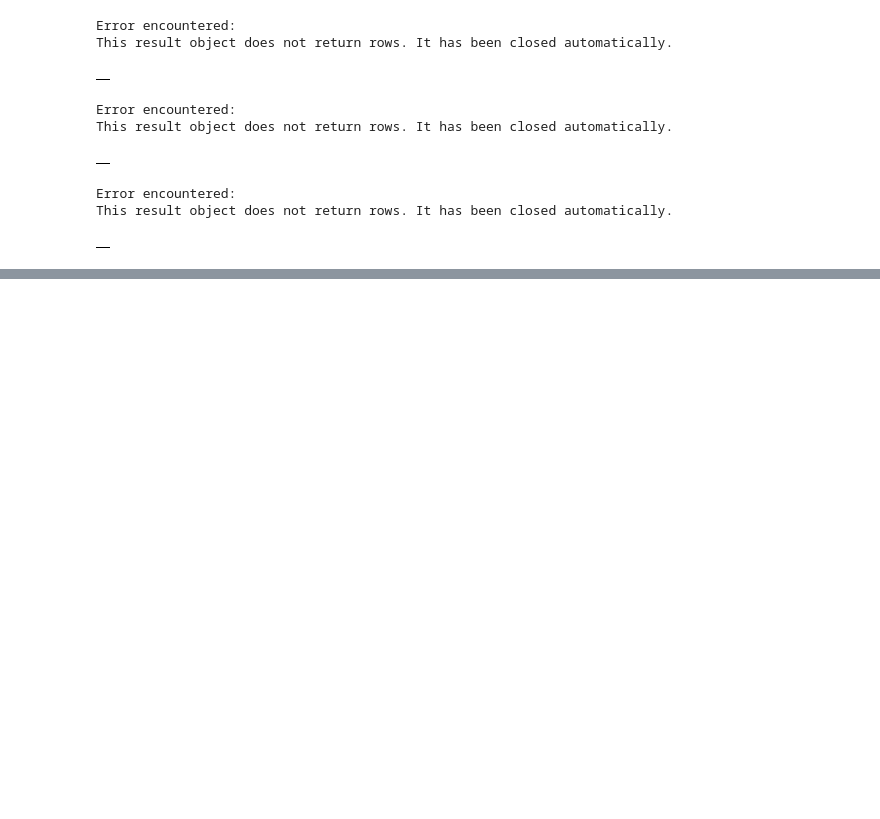
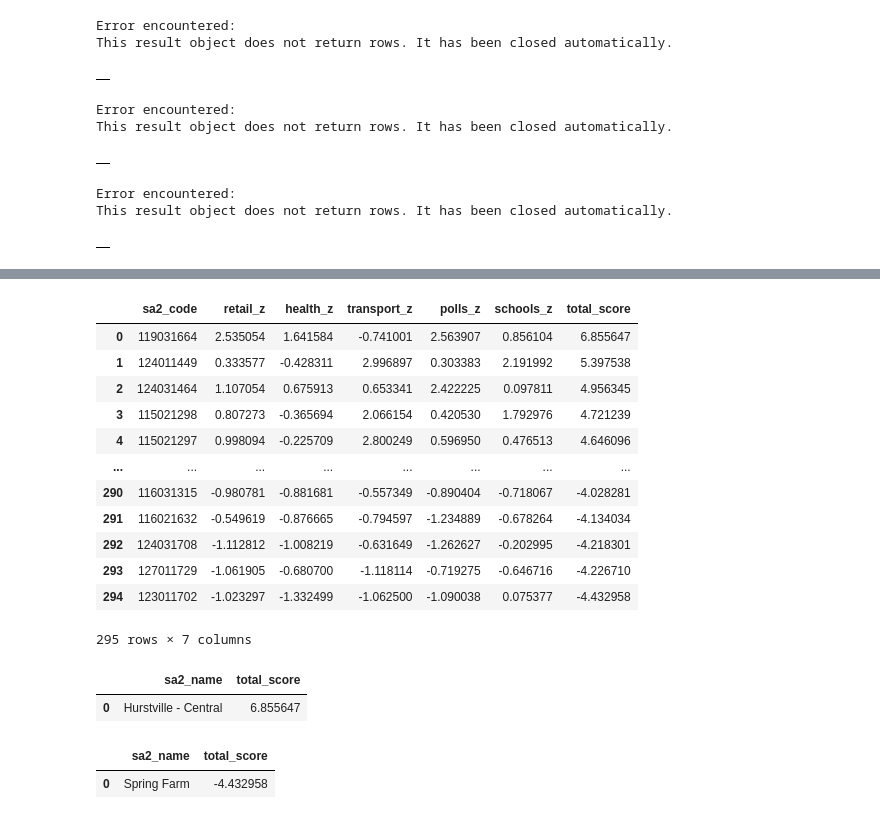
Before and after one commit to joshuahallam127/DATA2901_Assign, a Jupyter notebook: main.ipynb, the cells around one changed output, grey strips where cells are left out. Saved outputs shown, nothing was run; the diff lists cells and outputs as text; code cells hidden in the pictures; blank space fills up the shorter version.

```diff
--- a/main.ipynb
+++ b/main.ipynb
@@ -1658,0 +1657,54 @@ This result object does not return rows. It has been closed automatically.
+# %%
+query(conn, "SELECT * FROM z_scores ORDER BY total_score DESC")
+# %% [output]
+|  | sa2_code | retail_z | health_z | transport_z | polls_z | schools_z | total_score |
+| 0 | 119031664 | 2.535054 | 1.641584 | -0.741001 | 2.563907 | 0.856104 | 6.855647 |
+| 1 | 124011449 | 0.333577 | -0.428311 | 2.996897 | 0.303383 | 2.191992 | 5.397538 |
+| 2 | 124031464 | 1.107054 | 0.675913 | 0.653341 | 2.422225 | 0.097811 | 4.956345 |
+| 3 | 115021298 | 0.807273 | -0.365694 | 2.066154 | 0.420530 | 1.792976 | 4.721239 |
+| 4 | 115021297 | 0.998094 | -0.225709 | 2.800249 | 0.596950 | 0.476513 | 4.646096 |
+| ... | ... | ... | ... | ... | ... | ... | ... |
+| 290 | 116031315 | -0.980781 | -0.881681 | -0.557349 | -0.890404 | -0.718067 | -4.028281 |
+| 291 | 116021632 | -0.549619 | -0.876665 | -0.794597 | -1.234889 | -0.678264 | -4.134034 |
+| 292 | 124031708 | -1.112812 | -1.008219 | -0.631649 | -1.262627 | -0.202995 | -4.218301 |
+| 293 | 127011729 | -1.061905 | -0.680700 | -1.118114 | -0.719275 | -0.646716 | -4.226710 |
+| 294 | 123011702 | -1.023297 | -1.332499 | -1.062500 | -1.090038 | 0.075377 | -4.432958 |
+295 rows × 7 columns
+# %%
+sql = """
+SELECT R.sa2_name, subquery2.total_score
+FROM (
+    SELECT Z.sa2_code, Z.total_score
+    FROM z_scores Z,
+        (
+            SELECT MAX(total_score) AS max_score
+            FROM z_scores
+        ) AS subquery
+    WHERE Z.total_score = subquery.max_score
+    ) AS subquery2,
+    Regions R
+WHERE subquery2.sa2_code = R.sa2_code;
+"""
+query(conn, sql)
+# %% [output]
+|  | sa2_name | total_score |
+| 0 | Hurstville - Central | 6.855647 |
+# %%
+sql = """
+SELECT R.sa2_name, subquery2.total_score
+FROM (
+    SELECT Z.sa2_code, Z.total_score
+    FROM z_scores Z,
+        (
+            SELECT MIN(total_score) AS max_score
+            FROM z_scores
+        ) AS subquery
+    WHERE Z.total_score = subquery.max_score
+    ) AS subquery2,
+    Regions R
+WHERE subquery2.sa2_code = R.sa2_code;
+"""
+query(conn, sql)
+# %% [output]
+|  | sa2_name | total_score |
+| 0 | Spring Farm | -4.432958 |
```
Also changed, not shown: parts of 8 cells of this notebook.
